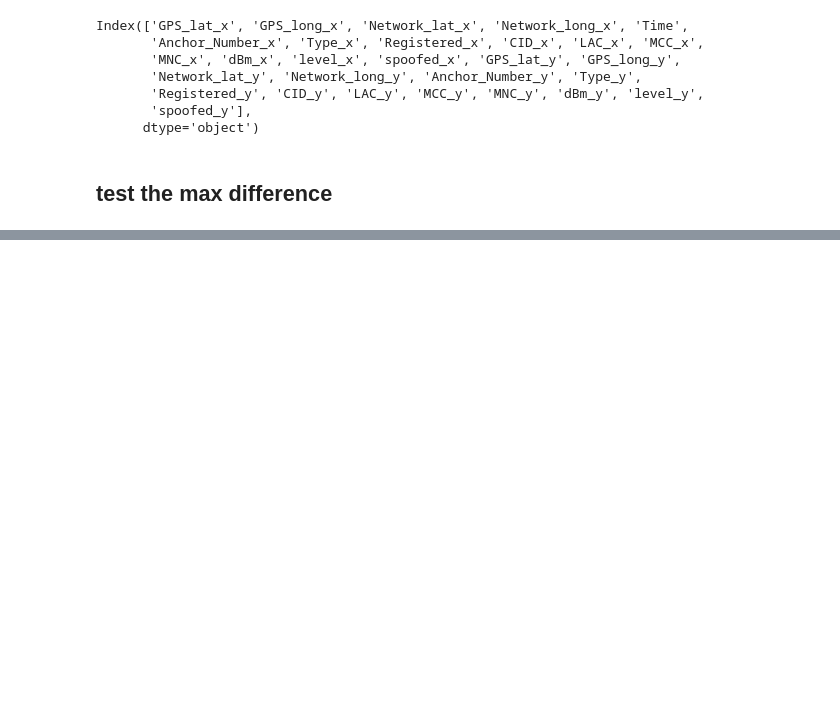
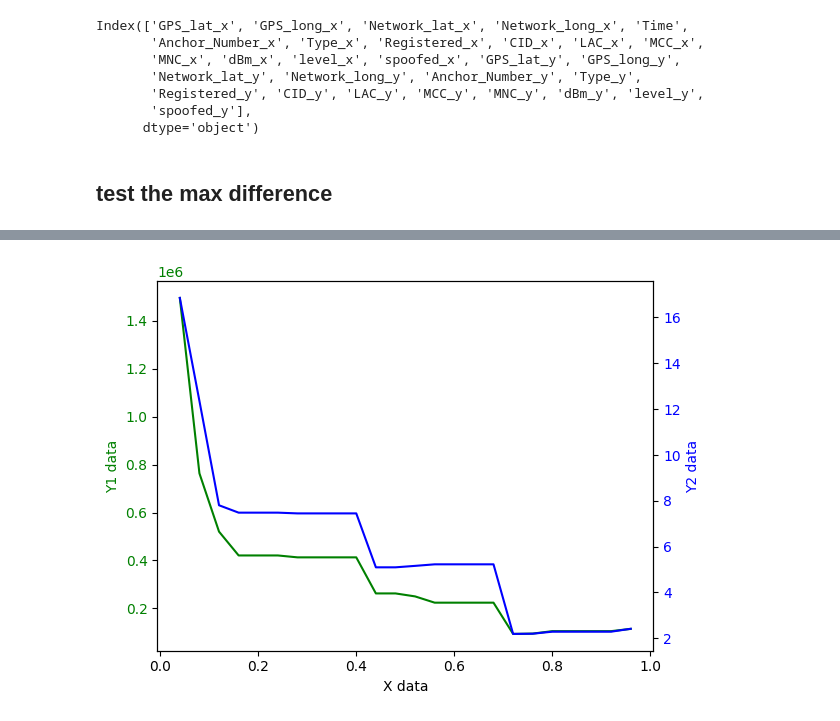
Before and after one commit to gitkeniwo/gps-spoofing-detection, a Jupyter notebook: notebooks/drive_me_not.ipynb, the cells around one changed output, grey strips where cells are left out. Drawn from its saved outputs; the diff is of its cells as text; code cells hidden in the pictures; blank space fills up the shorter version.

Commit message:
add spoofed trace

```diff
--- a/notebooks/drive_me_not.ipynb
+++ b/notebooks/drive_me_not.ipynb
@@ -127,0 +253,21 @@ Name: Time, Length: 5864, dtype: bool
+# %%
+time_diff=[]
+slot=[0.04*i for i in range(1,25)]
+# %%
+for num in slot:
+    data_unique_pos=data_unique.drop_duplicates(subset=["GPS_lat", "GPS_long"])
+    data_unique_pos=data_unique_pos.reset_index(drop=True)
+    threshold=np.quantile(data_unique_pos['difference'].values,num)
+
+    benigh_bursts=maxima_burst(data_unique_pos,threshold)
+    print(benigh_bursts)
+    # print(data_unique_pos.shape)
+    data_spoofed_pos=origin_data.drop_duplicates(subset=["GPS_lat", "GPS_long"])
+    data_spoofed_pos=data_spoofed_pos.reset_index(drop=True)
+    bursts=maxima_burst(data_spoofed_pos,threshold)
+    # print(bursts)
+    tt=get_detected_time(data_unique_pos,benigh_bursts)
+    print(tt)
+    item=get_diff(data_spoofed_pos,tt,threshold)
+    print(item)
+    time_diff.append(item)
@@ -127,0 +293,24 @@ Name: Time, Length: 5864, dtype: bool
+# %%
+import matplotlib.pyplot as plt
+times=[i[0] for i in time_diff]
+diffs=[i[1] for i in time_diff]
+fig, ax1 = plt.subplots()
+
+# Plot y1 on the left y-axis
+ax1.plot(slot, times, 'g-')
+ax1.set_xlabel('X data')
+ax1.set_ylabel('Y1 data', color='g')
+ax1.tick_params(axis='y', labelcolor='g')
+
+# Create a second y-axis that shares the same x-axis
+ax2 = ax1.twinx()
+
+# Plot y2 on the right y-axis
+ax2.plot(slot, diffs, 'b-')
+ax2.set_ylabel('Y2 data', color='b')
+ax2.tick_params(axis='y', labelcolor='b')
+
+# Show the plot
+plt.show()
+# %% [output]
+[figure, added]
```
Also changed, not shown: parts of 12 cells of this notebook, 9 other files.
